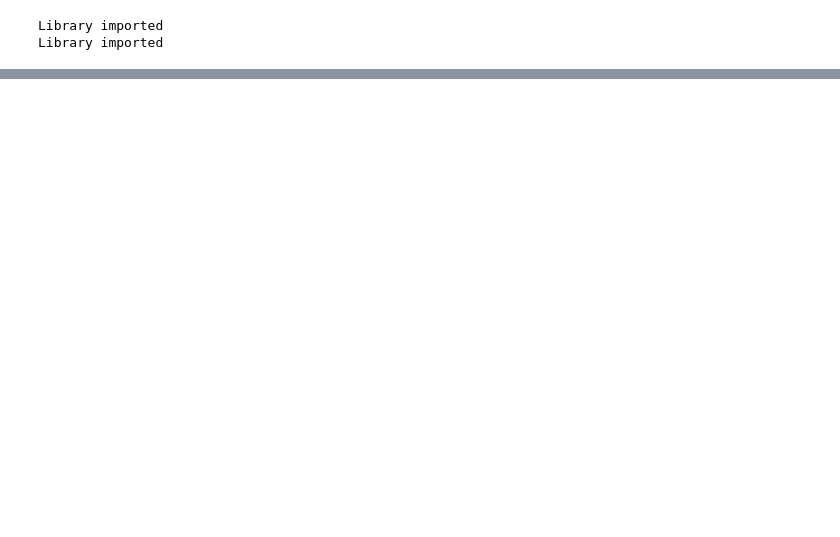
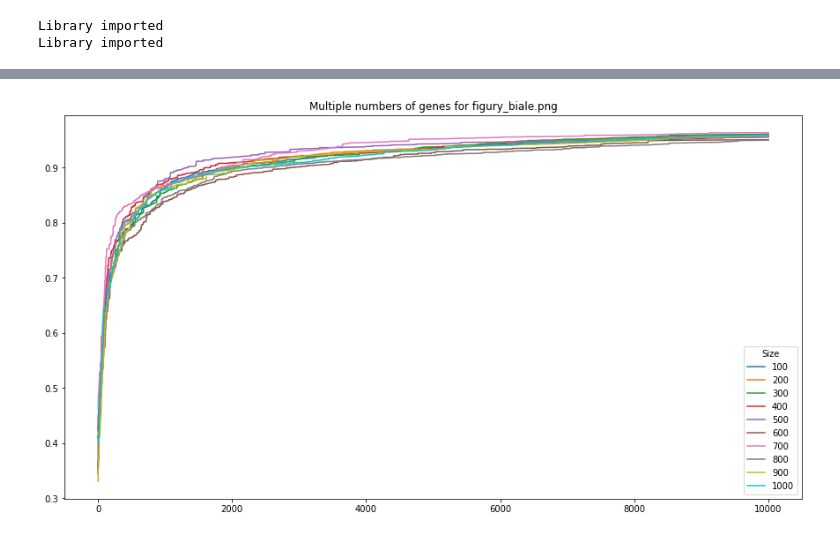
Before and after one commit to tiskus333/evolutionary-painter, a Jupyter notebook: notebook.ipynb, the cells around one changed output, grey strips where cells are left out. Saved outputs shown, nothing was run; the diff lists cells and outputs as text; code cells hidden in the pictures; blank space fills up the shorter version.

```diff
--- a/notebook.ipynb
+++ b/notebook.ipynb
@@ -31,0 +56,10 @@ b.save_result_image = False
+# %%
+for key, value in multiple_genes_data.items():
+    plt.plot(generations, value, label=str(key))
+plt.legend(title="Size")
+plt.title("Multiple numbers of genes for " + b.filename)
+plt.rcParams["figure.figsize"]=15,8
+
+plt.show()
+# %% [output]
+[figure, added]
```
Also changed, not shown: parts of 13 cells of this notebook, 2 other files.
